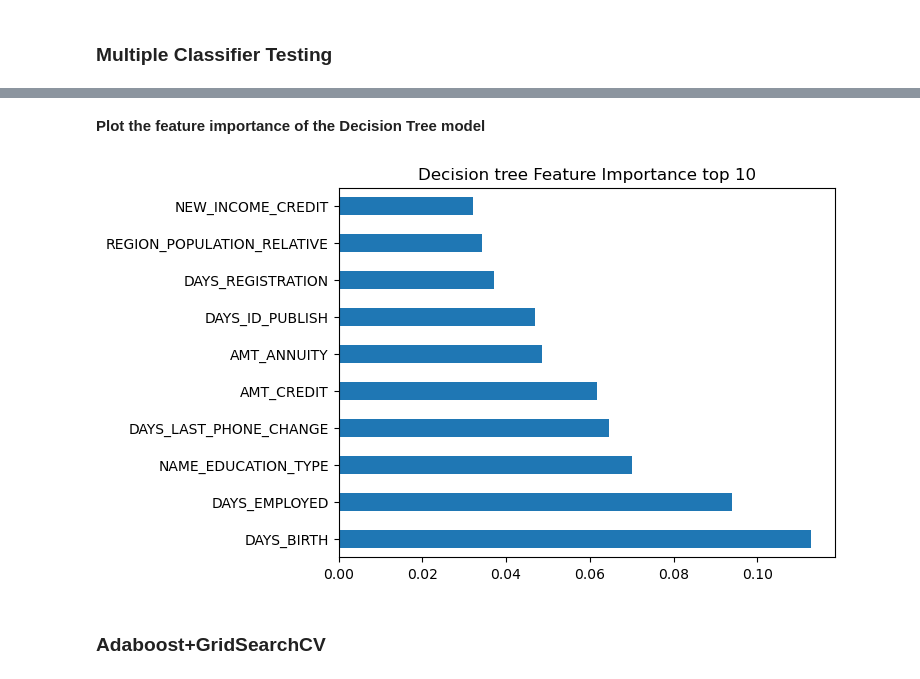
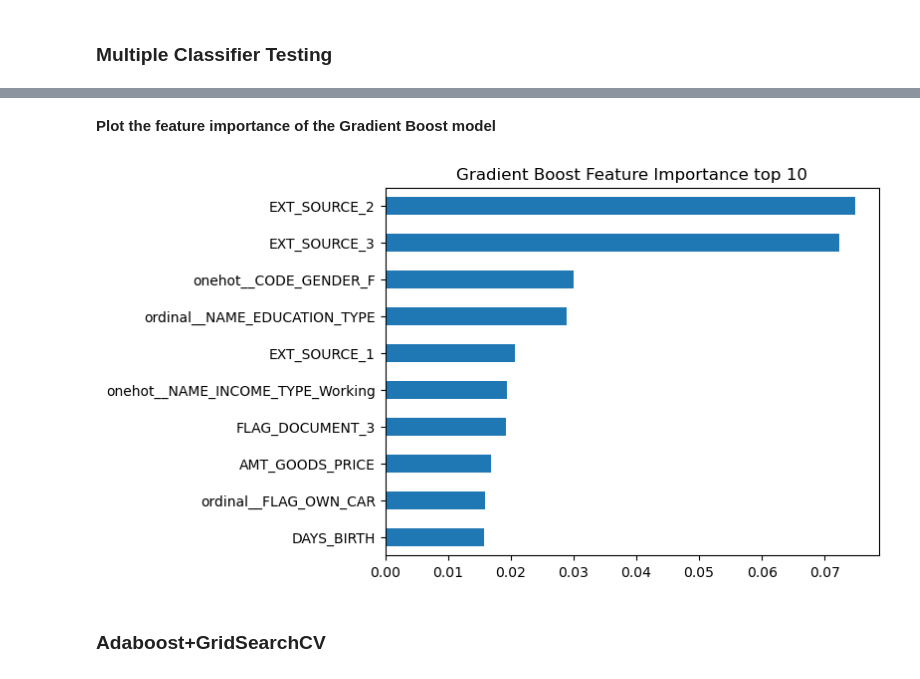
Before and after one commit to santra11/Credit-Scoring, a Jupyter notebook: scoringcredit.ipynb, the cells around one changed output, grey strips where cells are left out. Drawn from its saved outputs; the diff is of its cells as text; code cells hidden in the pictures.

```diff
--- a/scoringcredit.ipynb
+++ b/scoringcredit.ipynb
@@ -776,19 +731,17 @@ classifiers = [
 # %%
-import time
-
-scores = []
-f2_score = []
-recall=[]
+acc_scores = []
+F2_score = []
+Recall_score=[]
 
 for name, clf in zip(models, classifiers):
-    clf.fit(X_train_stan, y_train)
-    y_pred = clf.predict(X_test_stan)
+    clf.fit(X_train, y_train)
+    y_pred = clf.predict(X_test)
     f2 = fbeta_score(y_test, y_pred, beta=2, average='binary')
-    Recall=recall_score(y_test, y_pred)
-    score = clf.score(X_test_stan, y_test)
-    scores.append(score)
-    f2_score.append(f2)
-    recall.append(Recall)
+    Rec=recall_score(y_test, y_pred)
+    score = clf.score(X_test, y_test)
+    acc_scores.append(score)
+    F2_score.append(f2)
+    Recall_score.append(Rec)
 # %%
 dg = pd.DataFrame()
 dg['model'] = models
@@ -833,4 +811,0 @@ Let us check whether we improve the recall with grid search cv.
-# %%
-tree_para = {'criterion':['gini','entropy'],'max_depth':[4,5,6,7,8,9,10,11,12,15,20,30,40,50,70,90,120,150]}
-grid_dt= GridSearchCV(DecisionTreeClassifier(), tree_para, cv=5, scoring='recall')
-grid_dt.fit(X_train_stan, y_train)
@@ -842,0 +814,6 @@ GridSearchCV(cv=5, estimator=DecisionTreeClassifier(),
+# %%
+xgb_params = {'max_depth': [3, 5, 7, 9],
+              'n_estimators': [5, 10, 15, 20, 25, 50, 100],
+              'learning_rate': [0.01, 0.05, 0.1]}
+gridxgb = GridSearchCV(XGBClassifier(eval_metric='logloss'), xgb_params, cv=5) #Tuning the hyper-parameters
+gridxgb.fit(X_train, y_train)
@@ -856,5 +861,8 @@ DecisionTreeClassifier(max_depth=11)
 # %%
-y_pred = grid_dt.predict(X_test_stan)
+xgb = gridxgb.best_estimator_
+
+
+y_pred = xgb.predict(X_test)
 cm = confusion_matrix(y_test, y_pred)
 cm
 # %% [output]
@@ -879,15 +887,14 @@ weighted avg       0.88      0.55      0.65     61503
 # %% [markdown]
-**Plot the feature importance of the Decision Tree model**
+**Plot the feature importance of the Gradient Boost model**
 # %%
-dt=grid_dt.best_estimator_
 # Feature importance in decision tree
-feat_importances = pd.Series(dt.feature_importances_, index=X_train.columns)
-f=feat_importances.nlargest(10)
+feat_importances = pd.Series(xgb.feature_importances_, index=X_train.columns)
+f=feat_importances.nlargest(10).sort_values(ascending=True)
 f.plot(kind='barh')
-plt.title('Decision tree Feature Importance top 10')
+plt.title('Gradient Boost Feature Importance top 10')
 plt.show()
 # %% [output]
-[figure, old version]
+[figure, new version]
 # %% [markdown]
 ### Adaboost+GridSearchCV
 # %%
```
Also changed, not shown: parts of 131 cells of this notebook.
